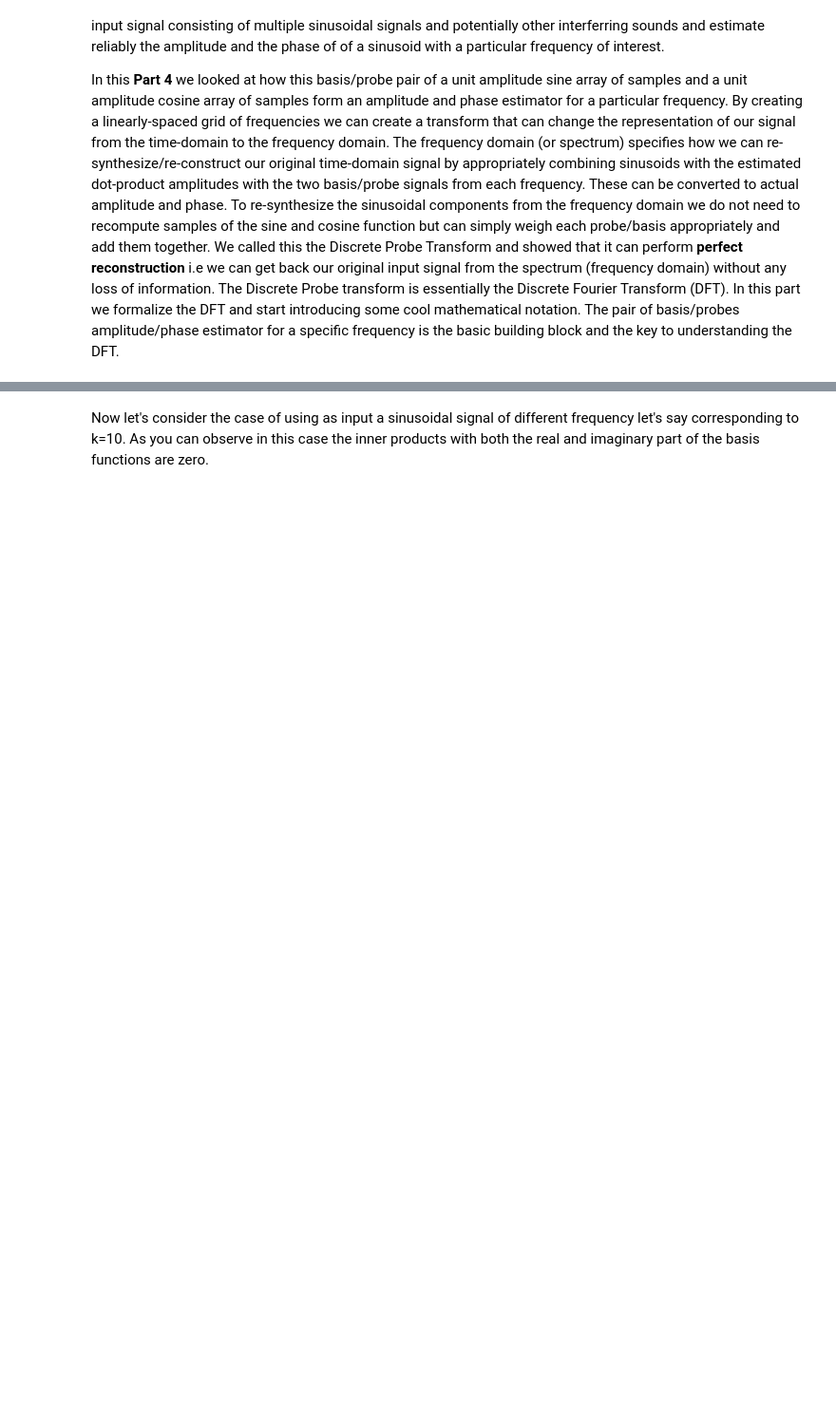
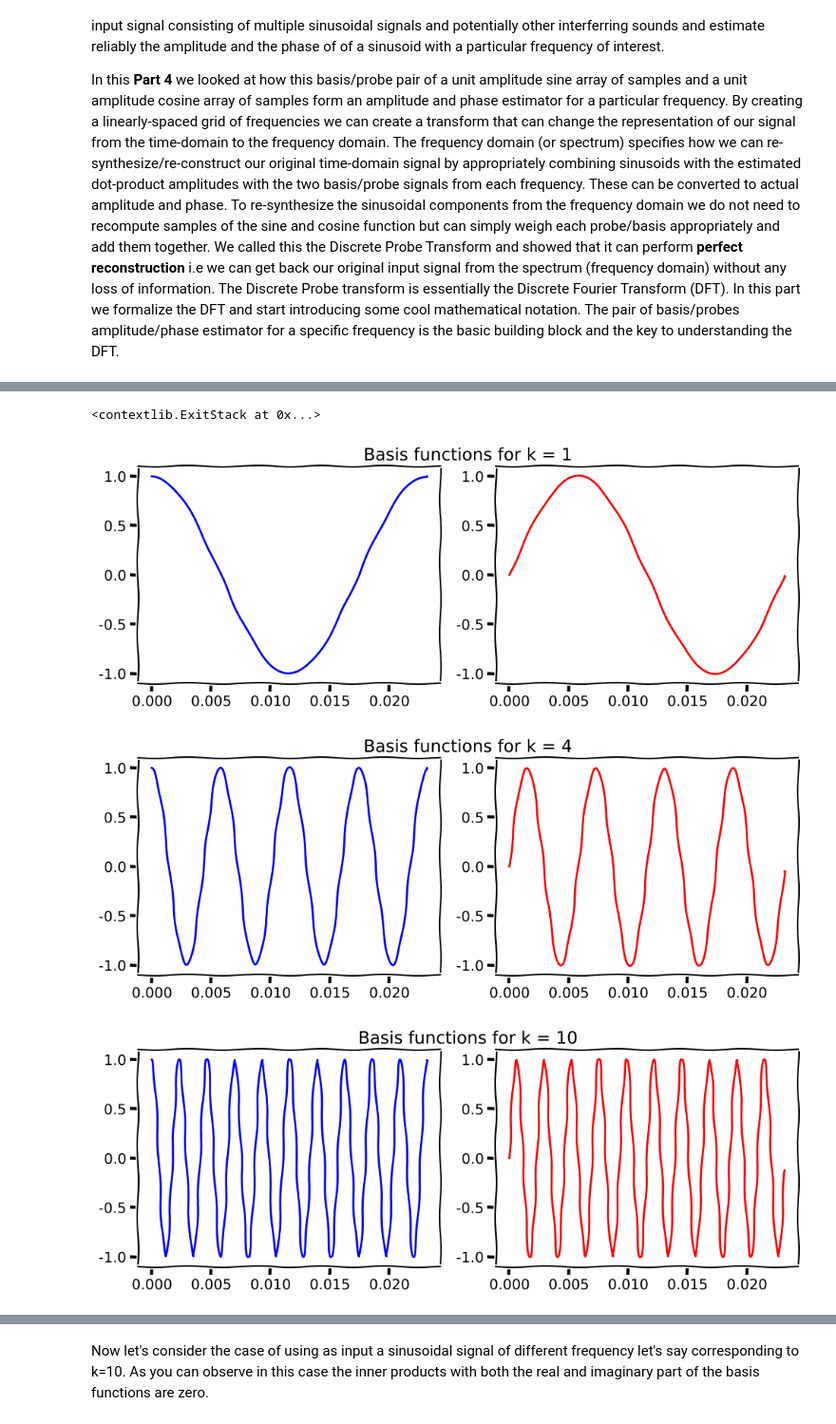
Before and after one commit to gtzan/synthesizers_cs_perspective, a Jupyter notebook: Explaining_the_DFT_a_music_perspective_part5.ipynb, the cells around one changed output, grey strips where cells are left out. Shown at 95% size. Saved outputs shown, nothing was run; the diff lists cells and outputs as text; code cells hidden in the pictures; blank space fills up the shorter version.

```diff
--- a/Explaining_the_DFT_a_music_perspective_part5.ipynb
+++ b/Explaining_the_DFT_a_music_perspective_part5.ipynb
@@ -84,3 +61,60 @@ plot_basis(t, cos_basis, sin_basis, k)
+# %%
+import numpy as np
+import matplotlib.pyplot as plt
+import librosa
+%matplotlib inline
+import logging
+import matplotlib.pyplot as plt
+
+# Silence the font manager logging system
+logging.getLogger('matplotlib.font_manager').setLevel(logging.ERROR)
+
+# xkcd style plots and suppress font warnings
+plt.xkcd()
+# %% [output]
+<contextlib.ExitStack at 0x...>
+# %%
+import numpy as np
+import matplotlib.pyplot as plt
+import librosa
+%matplotlib inline
+import logging
+import matplotlib.pyplot as plt
+
+# Silence the font manager logging system
+logging.getLogger('matplotlib.font_manager').setLevel(logging.ERROR)
+
+# xkcd style plots and suppress font warnings
+plt.xkcd()
+
+
+def plot_basis(t, x_cos, x_sin,k):
+    # plot them
+    plt.figure(figsize=(10,4))
+    plt.axis('off')
+
+    plt.title('Basis functions for k = ' + str(k))
+    plt.subplot(121)
+    plt.plot(t, x_cos, lw=2, color='blue')
+    plt.subplot(122)
+    plt.plot(t, x_sin, lw=2, color='red')
+    plt.tight_layout()
+    plt.show()
+
+srate = 22050
+N = 512
+t = np.arange(0,N)
+ts = np.arange(0,N)/srate
+
+for k in [1,4,10]:
+  # basis functions
+  x_cos = np.cos(k*t*2*np.pi/N)
+  x_sin = np.sin(k*t*2*np.pi/N)
+  plot_basis(ts, x_cos, x_sin,k)
+# %% [output]
+[figure, added]
+[figure, added]
+[figure, added]
 # %% [markdown]
 \begin{equation}
 X_k = <x, e^{jtk2\pi /N}> = \sum_{t=0}^{N-1} x_t e^{-j t k 2 \pi/N}  = \sum_{t=0}^{N-1} x_t cos(tk2\pi/N) + \sum_{t=0}^{N-1} x_t  j sin(tk2\pi/N)
```
Also changed, not shown: parts of 15 cells of this notebook.
